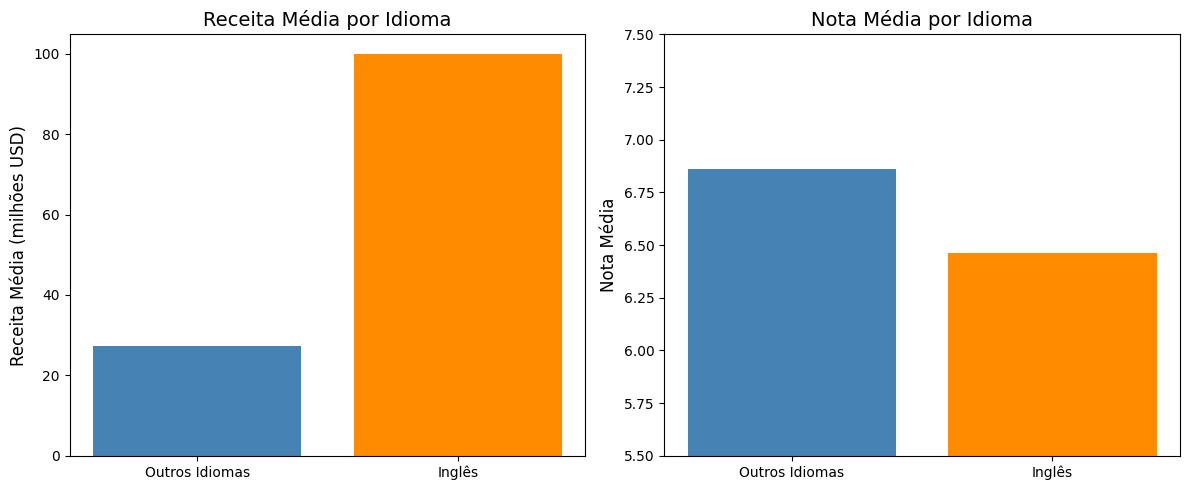
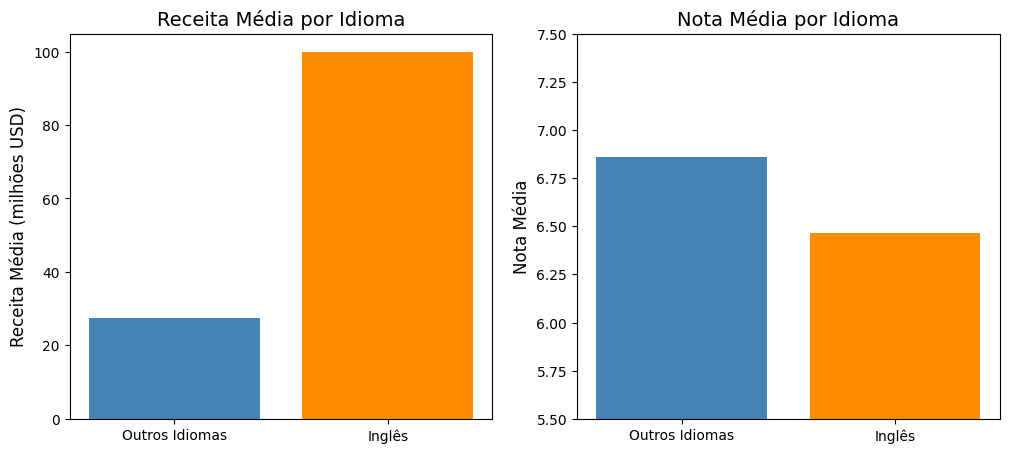
Unified diff of the notebook cell whose output changed from the first chart to the second:
--- before
+++ after
@@ -15,4 +15,3 @@
 axes[1].set_ylim(5.5, 7.5) 
 
-plt.tight_layout()
 plt.show()

Commit: modificações nas visualizações